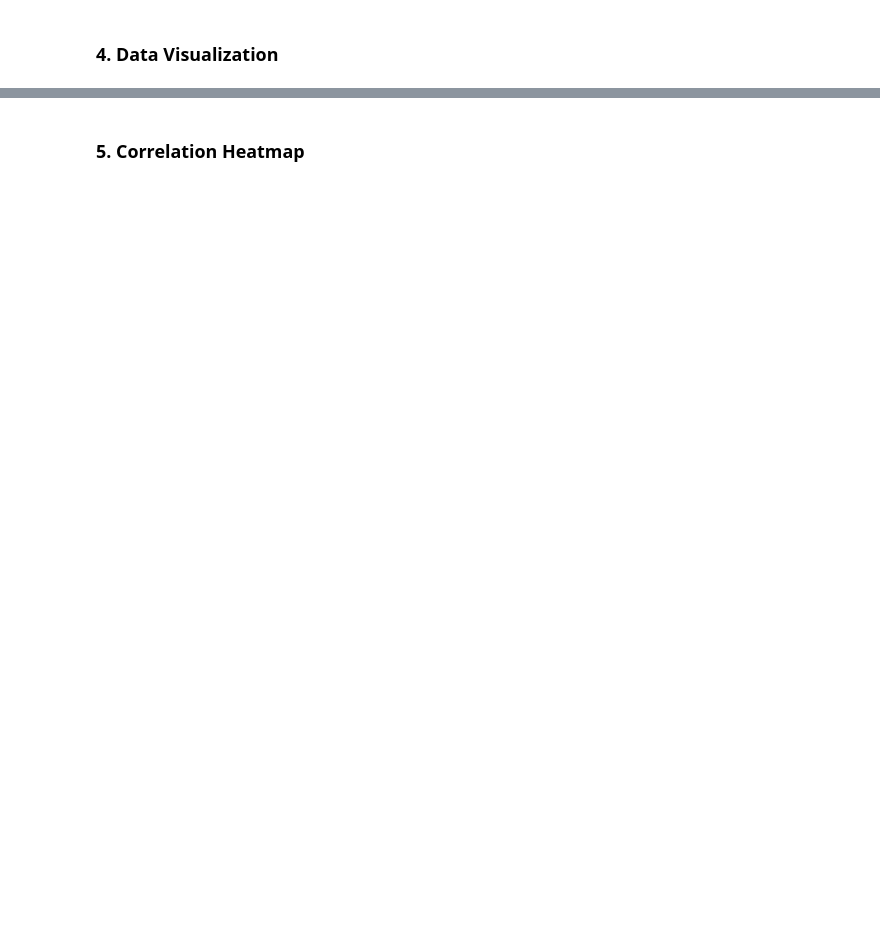
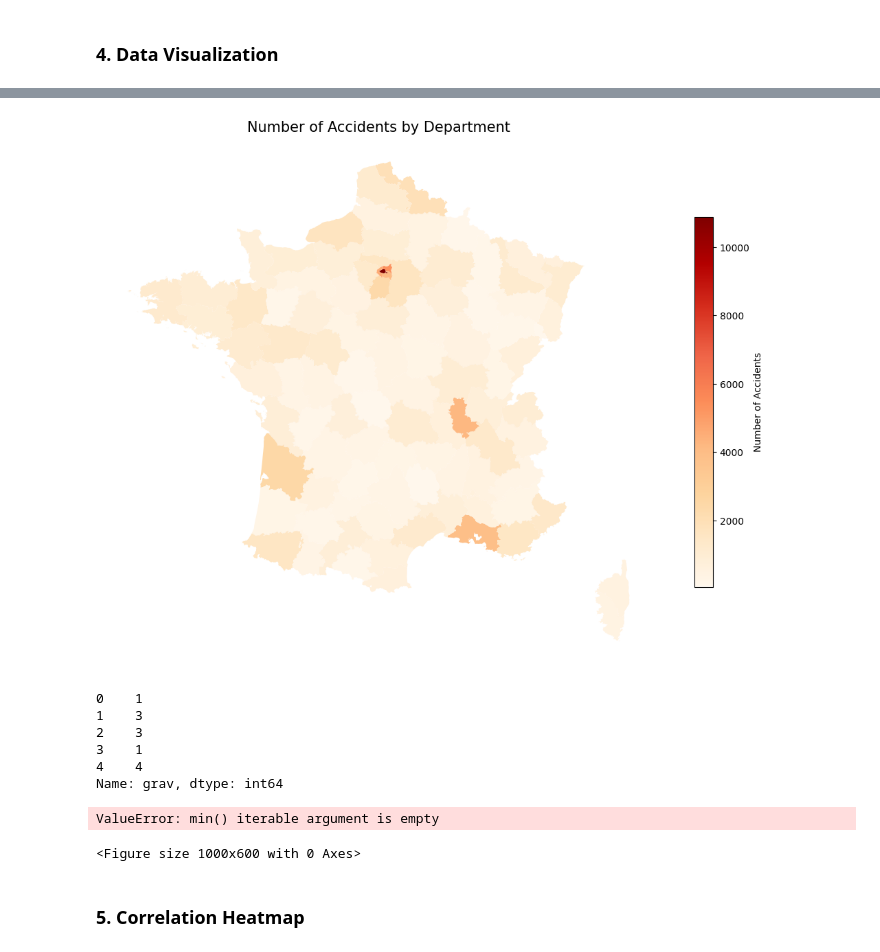
Before and after one commit to AmirBraham/ramp-challenge, a Jupyter notebook: template_starting_kit.ipynb, the cells around one changed output, grey strips where cells are left out. Drawn from its saved outputs; the diff is of its cells as text; code cells hidden in the pictures; blank space fills up the shorter version.

```diff
--- a/template_starting_kit.ipynb
+++ b/template_starting_kit.ipynb
@@ -310,3 +314,72 @@ plt.show()
+# %%
+import geopandas as gpd
+import matplotlib.pyplot as plt
+import pandas as pd
+
+# Assume X_df and y are already defined. Here, X_df is your DataFrame with features,
+
+df = X_df.copy()
+
+
+dept_counts = df.groupby('dep').size().reset_index(name='accident_count')
+
+# Load French department geometries from your GeoJSON file
+geojson_path = "contour-des-departements.geojson"
+france_map = gpd.read_file(geojson_path)
+
+# Standardize the department code format in both the geo dataframe and accident dataframe.
+france_map['code'] = france_map['code'].astype(str).str.zfill(2)
+dept_counts['dep'] = dept_counts['dep'].astype(str).str.zfill(2)
+
+# Merge the accident counts with the spatial data.
+map_data = france_map.merge(dept_counts, left_on='code', right_on='dep', how='left')
+
+# Replace missing accident_count values (departments without any accident)
+map_data['accident_count'] = map_data['accident_count'].fillna(0)
+
+# Plot the geographic map with accident counts
+fig, ax = plt.subplots(1, 1, figsize=(15, 10))
+map_plot = map_data.plot(
+    column='accident_count',
+    ax=ax,
+    legend=True,
+    cmap='OrRd',
+    missing_kwds={
+        "color": "lightgrey",
+        "edgecolor": "red",
+        "hatch": "///",
+        "label": "No Data"
+    },
+    legend_kwds={'label': "Number of Accidents", 'shrink': 0.7}
+)
+ax.set_title('Number of Accidents by Department', fontsize=15)
+ax.axis('off')
+
+plt.savefig('accidents_by_department.png', dpi=300, bbox_inches='tight')
+plt.show()
+# %% [output]
+[figure, added]
+# %%
+df['grav'] = y
+# %% [output]
+0    1
+1    3
+2    3
+3    1
+4    4
+Name: grav, dtype: int64
+# %%
+
+# Assuming 'df' is your DataFrame containing columns 'grav' (severity) and 'age'
+plt.figure(figsize=(10, 6))
+sns.boxplot(x="grav", y="age", data=df, palette="Set2")
+plt.title("Age Distribution by Accident Severity")
+plt.xlabel("Accident Severity (grav)")
+plt.ylabel("Age")
+plt.show()
+# %% [output]
+ValueError: min() iterable argument is empty
+<Figure size 1000x600 with 0 Axes>
 # %% [markdown]
 ### 5. Correlation Heatmap
 # %%
```
Also changed, not shown: parts of 22 cells of this notebook, 2 other files.
